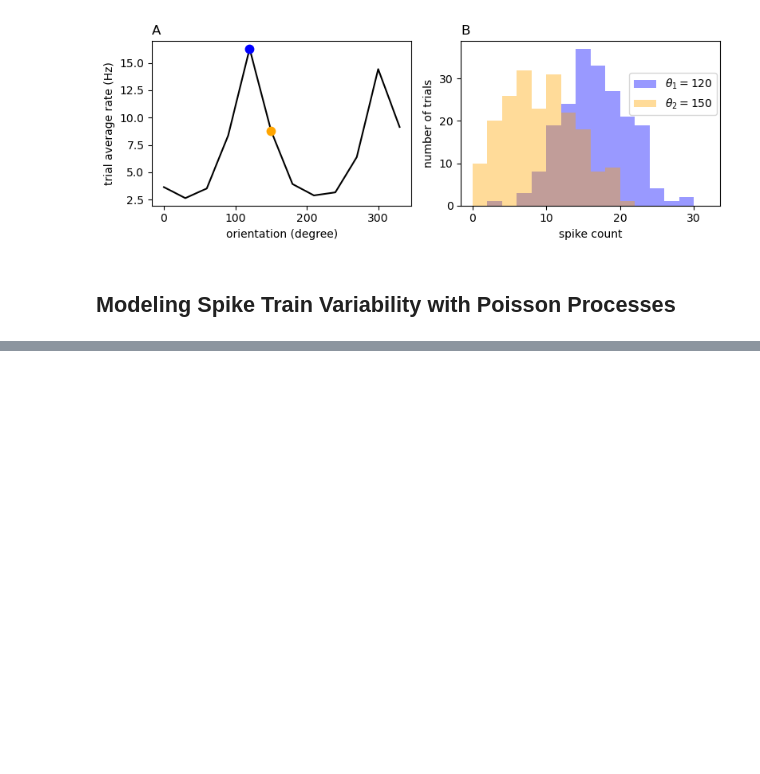
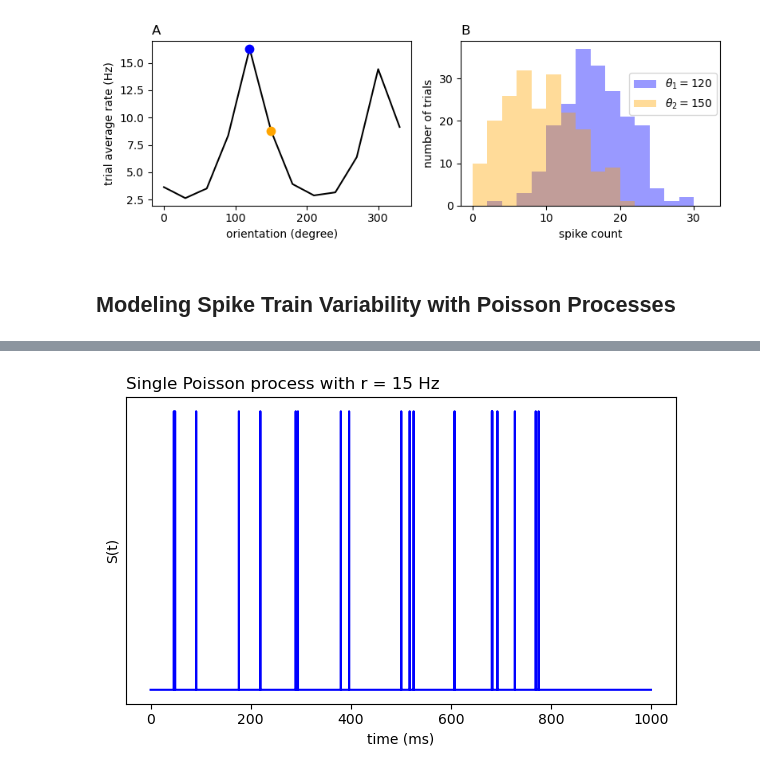
Before and after one commit to yuesha-yc/ModelingNeuralCircuits, a Jupyter notebook: NeuralDynamics.ipynb, the cells around one changed output, grey strips where cells are left out. Drawn from its saved outputs; the diff is of its cells as text; code cells hidden in the pictures; blank space fills up the shorter version.

```diff
--- a/NeuralDynamics.ipynb
+++ b/NeuralDynamics.ipynb
@@ -1735,0 +1812,19 @@ plt.tight_layout()
+# %%
+# Method 2: Generate spike density,
+# then get spike times from that
+r = 15 / 1000
+T = 1000
+dt = 0.1
+time = np.arange(0, T, dt)
+
+S=np.random.binomial(1, r*dt, len(time))/dt
+SpikeTimes=np.nonzero(S)[0]*dt
+
+plt.plot(time,S,'b')
+plt.xlabel('time (ms)')
+plt.ylabel('S(t)')
+plt.yticks([])
+plt.title('Single Poisson process with r = 15 Hz',loc='left')
+plt.tight_layout()
+# %% [output]
+[figure, added]
```
Also changed, not shown: parts of 11 cells of this notebook.
